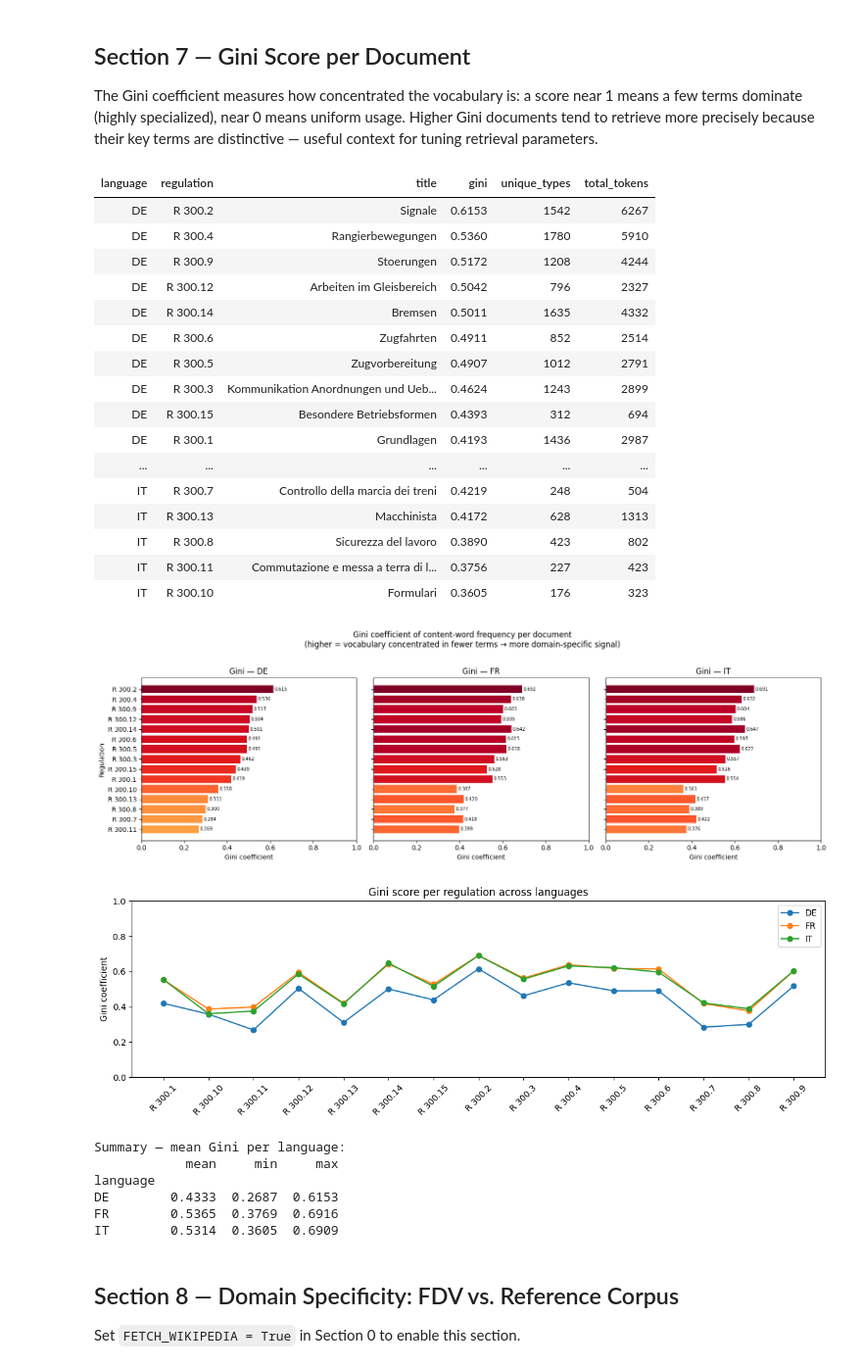
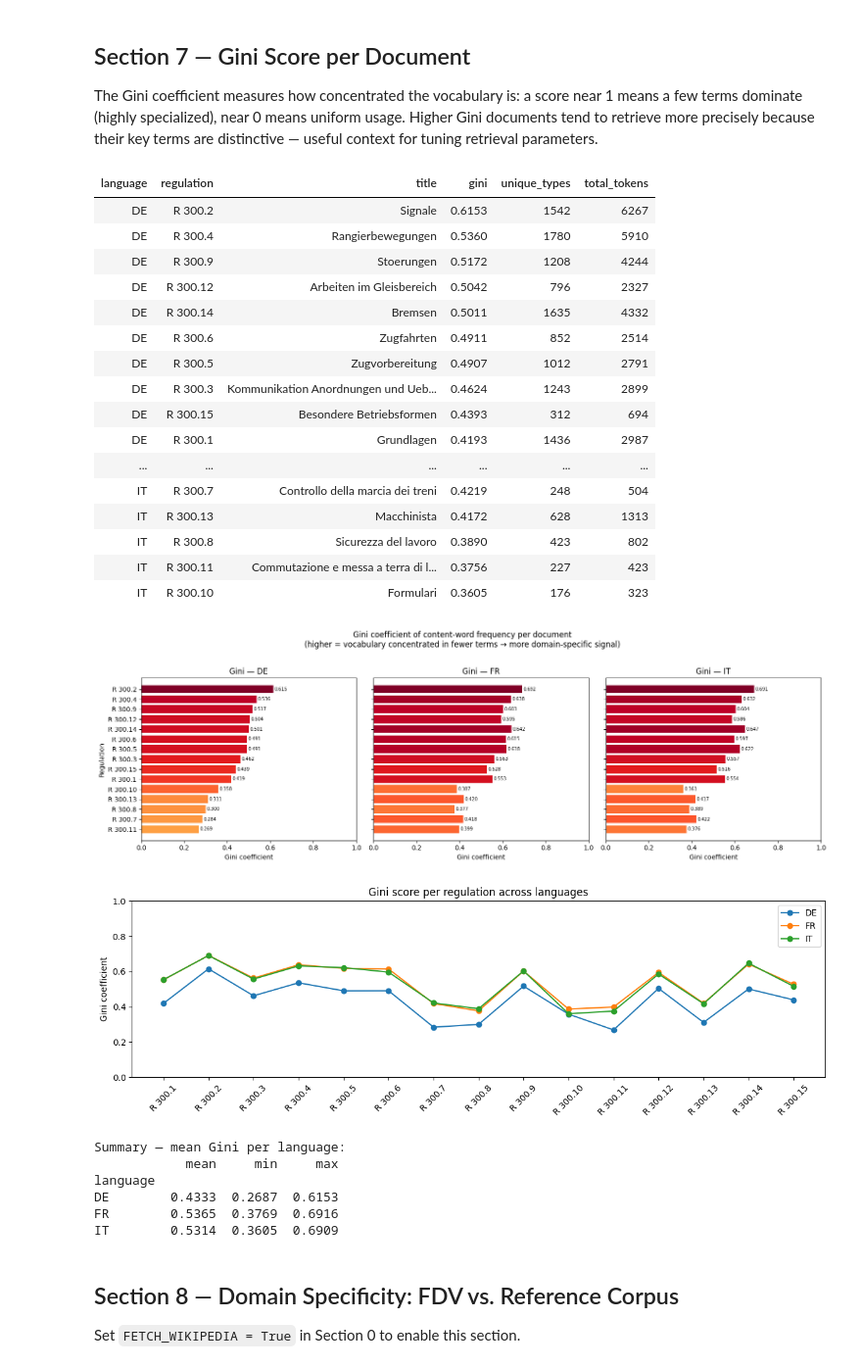
Before and after one commit to WpnSta/CAS_Project_tRAG, a Jupyter notebook: notebooks/explore.ipynb, the cells around one changed output. Shown at 98% size. Saved outputs shown, nothing was run; the diff lists cells and outputs as text; code cells hidden in the pictures.

```diff
--- a/notebooks/explore.ipynb
+++ b/notebooks/explore.ipynb
@@ -506,7 +510,16 @@ plt.show()
 # %% [markdown]
 ## Section 6 — TF-IDF Signatures per Document & Language
 # %%
+# Find 8 most frequent words per document to indicate content
+
 TOP_TFIDF = 8
+
+def reg_sort_key(r):
+    """Sort 'R 300.X' numerically by X."""
+    try:
+        return int(r.split(".")[-1])
+    except ValueError:
+        return 0
 
 for lang in LANGUAGES:
     lang_chunks = chunks_by_lang[lang]
@@ -515,7 +528,7 @@ for lang in LANGUAGES:
     stops_list  = list(STOPWORDS[lang])
 
     vect = TfidfVectorizer(
-        token_pattern=r"(?u)\b[a-z\u00c0-\u024f]{4,}\b",
+        token_pattern=r"(?u)\b[a-zÀ-ɏ]{4,}\b",
         lowercase=True,
         min_df=2,
         sublinear_tf=True,
@@ -524,8 +537,7 @@ for lang in LANGUAGES:
     X            = vect.fit_transform(texts)
     feature_names = np.array(vect.get_feature_names_out())
 
-    # Group chunks by regulation
-    regs = sorted(set(c["regulation_number"] for c in lang_chunks))
+    regs = sorted(set(c["regulation_number"] for c in lang_chunks), key=reg_sort_key)
     rows = []
     for reg in regs:
         idxs    = [i for i, c in enumerate(lang_chunks)
@@ -627,14 +639,16 @@ for lang in LANGUAGES:
         gini_rows.append({
             "language":      lang.upper(),
             "regulation":    doc["regulation_number"],
+            "reg_num":       int(doc["regulation_number"].split(".")[-1]),
             "title":         doc["document_title"],
             "gini":          score,
             "unique_types":  len(freq),
             "total_tokens":  len(cw),
         })
 
-df_gini = pd.DataFrame(gini_rows).sort_values(["language", "gini"], ascending=[True, False])
-display(df_gini.style
+df_gini = (pd.DataFrame(gini_rows)
+           .sort_values(["language", "gini"], ascending=[True, False]))
+display(df_gini.drop(columns="reg_num").style
         .format({"gini": "{:.4f}"})
         .background_gradient(subset=["gini"], cmap="YlOrRd")
         .hide(axis="index"))
@@ -642,7 +656,8 @@ display(df_gini.style
 # Per-language bar charts
 fig, axes = plt.subplots(1, 3, figsize=(16, 5), sharey=True)
 for ax, lang in zip(axes, LANGUAGES):
-    sub  = df_gini[df_gini["language"] == lang.upper()].sort_values("gini")
+    sub  = (df_gini[df_gini["language"] == lang.upper()]
+            .sort_values("gini"))           # sorted by gini for bar chart
     norm = sub["gini"] / sub["gini"].max() if sub["gini"].max() > 0 else sub["gini"]
     bars = ax.barh(sub["regulation"], sub["gini"],
                    color=plt.cm.YlOrRd(norm))
@@ -661,41 +676,42 @@ plt.suptitle(
 plt.tight_layout()
 plt.show()
 
-# Cross-language line comparison
+# Cross-language line comparison — sorted numerically by regulation number
 fig, ax = plt.subplots(figsize=(12, 4))
 for lang in LANGUAGES:
-    sub = df_gini[df_gini["language"] == lang.upper()].sort_values("regulation")
+    sub = (df_gini[df_gini["language"] == lang.upper()]
+           .sort_values("reg_num"))         # numeric sort
     ax.plot(sub["regulation"], sub["gini"], marker="o", label=lang.upper())
 ax.set_title("Gini score per regulation across languages")
 ax.set_ylabel("Gini coefficient")
 ax.set_ylim(0, 1)
 ax.tick_params(axis="x", rotation=45)
 ax.legend()
 plt.tight_layout()
 plt.show()
 
 print("\nSummary — mean Gini per language:")
 print(df_gini.groupby("language")["gini"].agg(["mean", "min", "max"]).round(4))
 # %% [output]
 | language | regulation | title | gini | unique_types | total_tokens |
 | DE | R 300.2 | Signale | 0.6153 | 1542 | 6267 |
 | DE | R 300.4 | Rangierbewegungen | 0.5360 | 1780 | 5910 |
 | DE | R 300.9 | Stoerungen | 0.5172 | 1208 | 4244 |
 | DE | R 300.12 | Arbeiten im Gleisbereich | 0.5042 | 796 | 2327 |
 | DE | R 300.14 | Bremsen | 0.5011 | 1635 | 4332 |
 | DE | R 300.6 | Zugfahrten | 0.4911 | 852 | 2514 |
 | DE | R 300.5 | Zugvorbereitung | 0.4907 | 1012 | 2791 |
 | DE | R 300.3 | Kommunikation Anordnungen und Ueb... | 0.4624 | 1243 | 2899 |
 | DE | R 300.15 | Besondere Betriebsformen | 0.4393 | 312 | 694 |
 | DE | R 300.1 | Grundlagen | 0.4193 | 1436 | 2987 |
 | ... | ... | ... | ... | ... | ... |
 | IT | R 300.7 | Controllo della marcia dei treni | 0.4219 | 248 | 504 |
 | IT | R 300.13 | Macchinista | 0.4172 | 628 | 1313 |
 | IT | R 300.8 | Sicurezza del lavoro | 0.3890 | 423 | 802 |
 | IT | R 300.11 | Commutazione e messa a terra di l... | 0.3756 | 227 | 423 |
 | IT | R 300.10 | Formulari | 0.3605 | 176 | 323 |
 [figure]
-[figure, old version]
+[figure, new version]
 Summary — mean Gini per language:
             mean     min     max
 language
```
Also changed, not shown: parts of 12 cells of this notebook, 2 other files.
